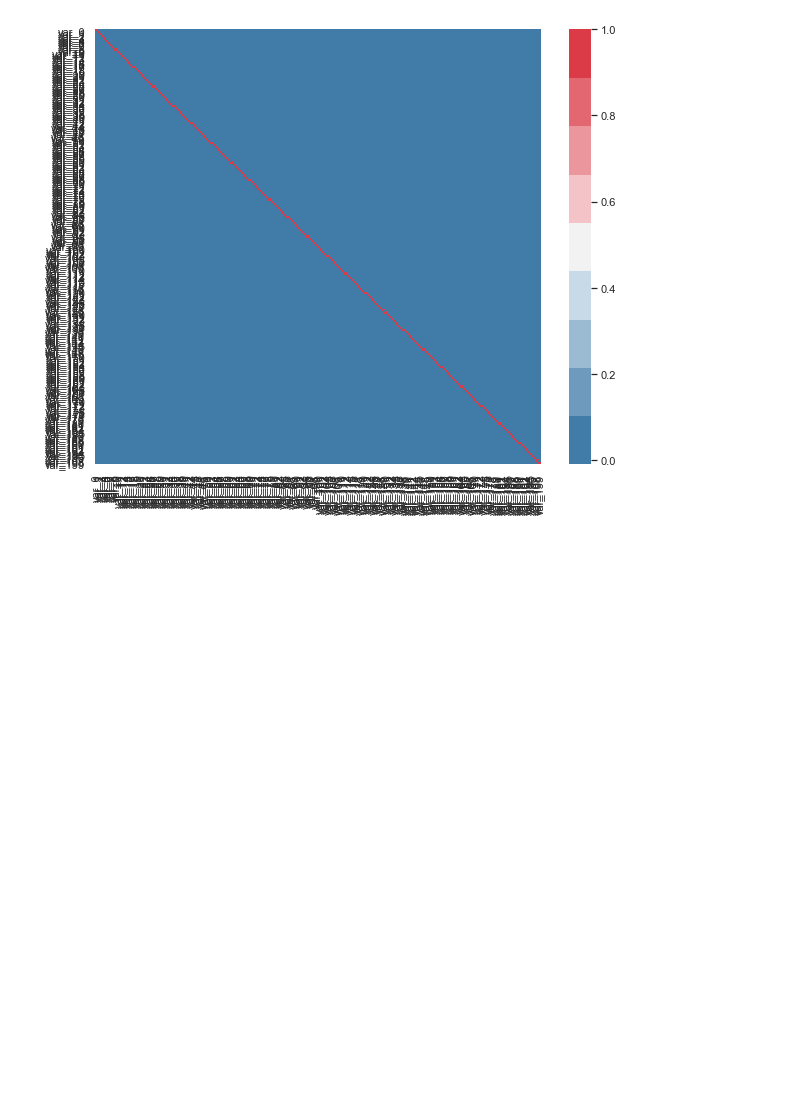
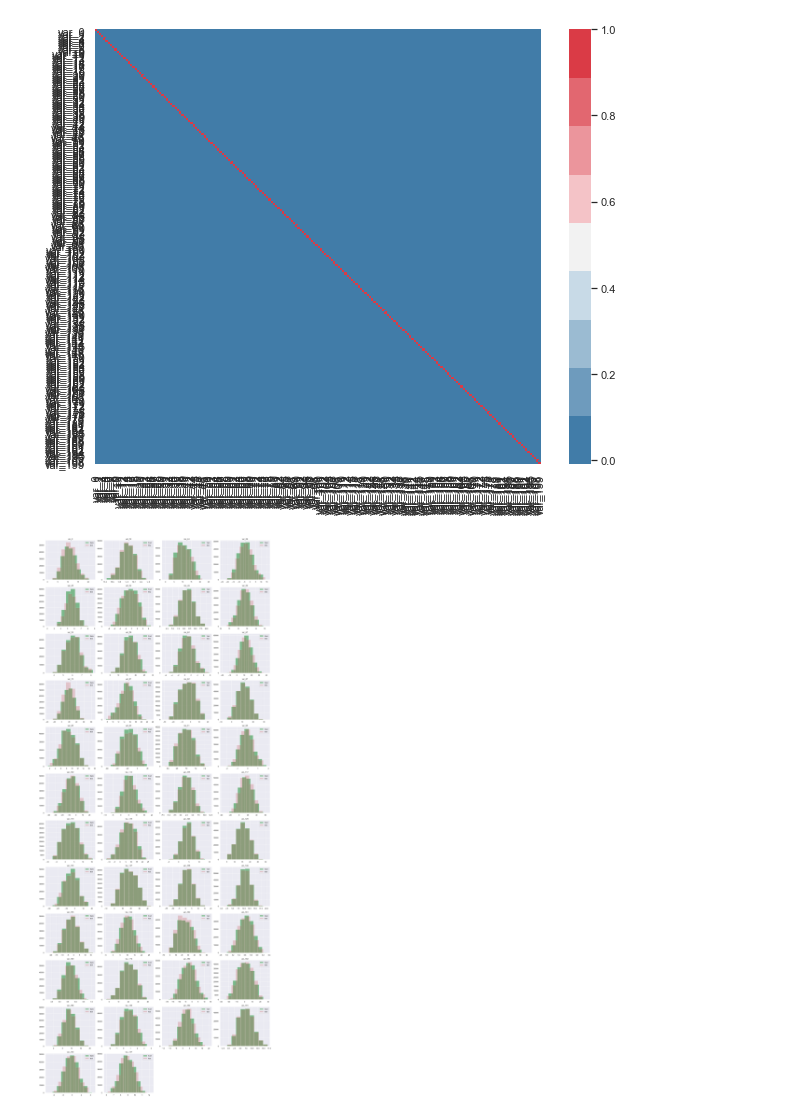
Before and after one commit to Doc1Ft/santander-customer-transaction-prediction, a Jupyter notebook: notebooks/notebook.ipynb, the cells around one changed output. Drawn from its saved outputs; the diff is of its cells as text; code cells hidden in the pictures; blank space fills up the shorter version.

```diff
--- a/notebooks/notebook.ipynb
+++ b/notebooks/notebook.ipynb
@@ -6,6 +6,7 @@ import pandas as pd
 import matplotlib.pyplot as plt
 import seaborn as sns
 # %%
+test_data = pd.read_csv("../data/test.csv")
 train_data = pd.read_csv("../data/train.csv")
 train_data.head()
 # %% [output]
@@ -180,0 +187,30 @@ sns.heatmap(train_corr,xticklabels=train_corr.columns,yticklabels=train_corr.col
+# %%
+ks_values =[]
+p_values  = []
+train_data_columns = train_data.iloc[:,2:].columns
+for i in tqdm(train_data_columns):
+    ks_values.append(ks_2samp(test_data[i] , train_data[i])[0])
+    p_values.append(ks_2samp(test_data[i] , train_data[i])[1])
+p_values_series = pd.Series(p_values, index = train_data_columns)
+# %%
+dissimiliar_features= p_values_series[p_values_series <0.05].index
+# %%
+train_data['is_train'] = 1
+test_data['is_train'] = 0
+combined_data = pd.concat([train_data,test_data],sort=False)
+# %%
+sns.set(rc={'figure.figsize':(20,48)})
+def  diffcheck(col):
+    trainhisto = combined_data[combined_data['is_train'] == 1][col]
+    testhisto = combined_data[combined_data['is_train'] == 0][col]
+    return trainhisto, testhisto
+
+for num, alpha in enumerate(dissimiliar_features):
+    plt.subplot(12, 4, num+1)
+    plt.hist(diffcheck(alpha)[0], alpha=0.75, label='train', color='g')
+    plt.hist(diffcheck(alpha)[1], alpha=0.25, label='test', color='r')
+    plt.legend(loc='upper right')
+    plt.title(alpha)
+plt.tight_layout(pad=0.4, w_pad=0.5, h_pad=1.0)
+# %% [output]
+[figure, added]
```
Also changed, not shown: parts of 2 cells of this notebook.
